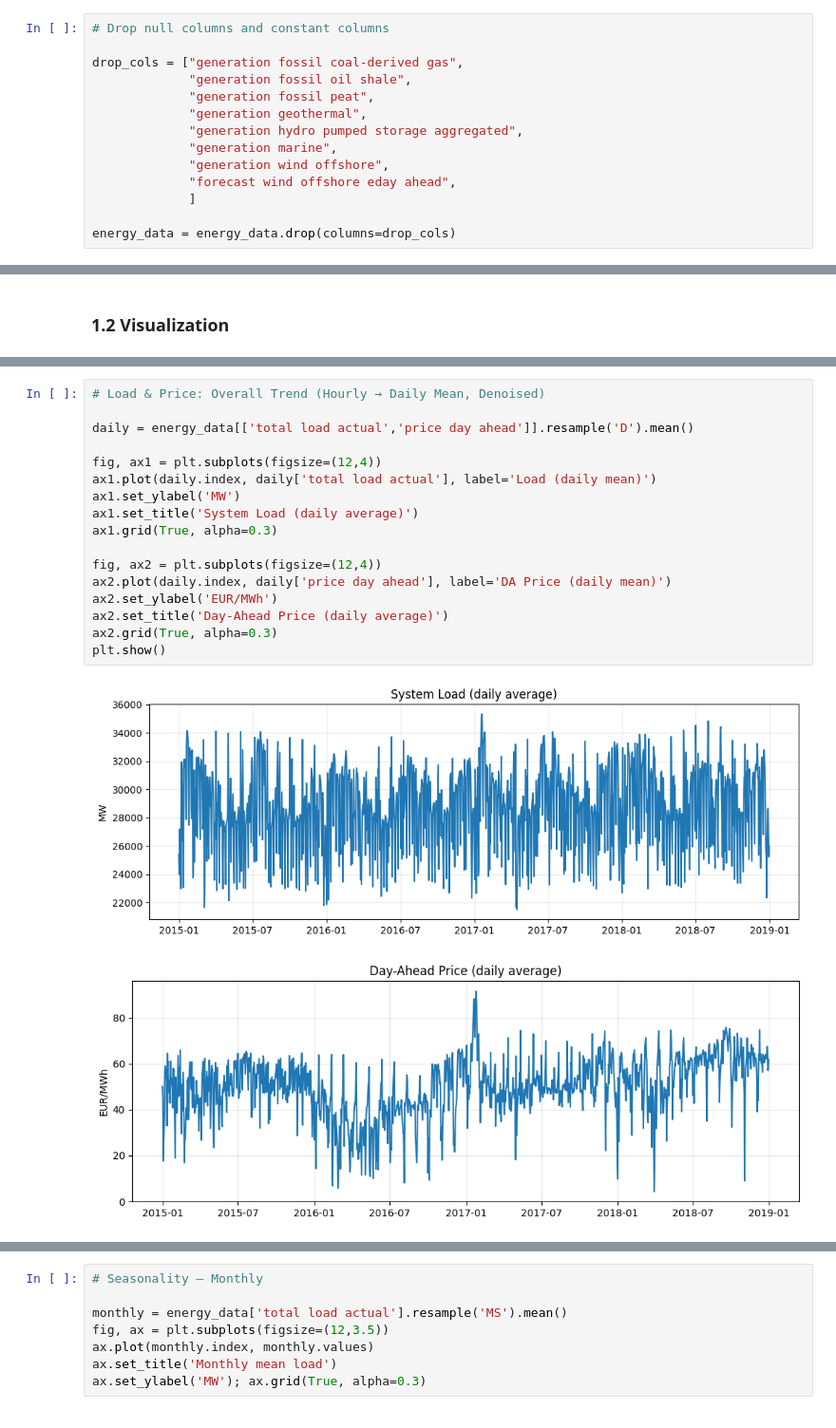
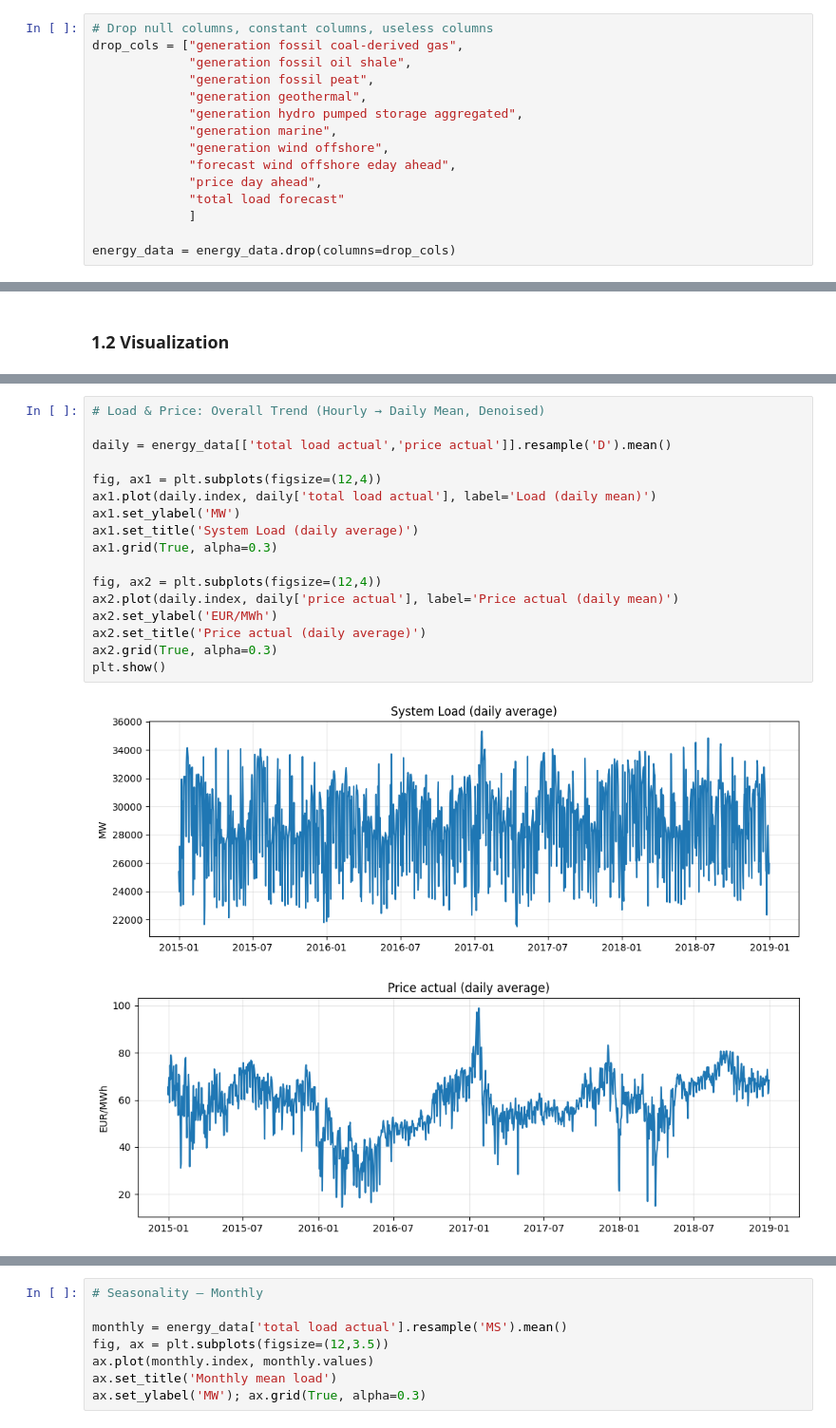
Before and after one commit to Jackson00Han/Energy_Market_Forecasting, a Jupyter notebook: hourly_energy_demand_forecasting.ipynb, the cells around one changed output, grey strips where cells are left out. Shown at 95% size. Drawn from its saved outputs; the diff is of its cells as text.

```diff
--- a/hourly_energy_demand_forecasting.ipynb
+++ b/hourly_energy_demand_forecasting.ipynb
@@ -184,8 +186,7 @@ price day ahead                                 5747
 price actual                                    6653
 dtype: int64
 # %%
-# Drop null columns and constant columns
-
+# Drop null columns, constant columns, useless columns
 drop_cols = ["generation fossil coal-derived gas",
              "generation fossil oil shale",
              "generation fossil peat",
@@ -194,6 +195,8 @@ drop_cols = ["generation fossil coal-derived gas",
              "generation marine",
              "generation wind offshore",
              "forecast wind offshore eday ahead",
+             "price day ahead",
+             "total load forecast"
              ]
 
 energy_data = energy_data.drop(columns=drop_cols)
@@ -341,23 +521,23 @@ memory usage: 5.6 MB
 # %%
 # Load & Price: Overall Trend (Hourly → Daily Mean, Denoised)
 
-daily = energy_data[['total load actual','price day ahead']].resample('D').mean()
+daily = energy_data[['total load actual','price actual']].resample('D').mean()
 
 fig, ax1 = plt.subplots(figsize=(12,4))
 ax1.plot(daily.index, daily['total load actual'], label='Load (daily mean)')
 ax1.set_ylabel('MW')
 ax1.set_title('System Load (daily average)')
 ax1.grid(True, alpha=0.3)
 
 fig, ax2 = plt.subplots(figsize=(12,4))
-ax2.plot(daily.index, daily['price day ahead'], label='DA Price (daily mean)')
+ax2.plot(daily.index, daily['price actual'], label='Price actual (daily mean)')
 ax2.set_ylabel('EUR/MWh')
-ax2.set_title('Day-Ahead Price (daily average)')
+ax2.set_title('Price actual (daily average)')
 ax2.grid(True, alpha=0.3)
 plt.show()
 # %% [output]
 [figure]
-[figure, old version]
+[figure, new version]
 # %%
 # Load & Price: Dual-Axis View (Hourly Detail)
 
```
Also changed, not shown: parts of 44 cells of this notebook, 1 other file.
